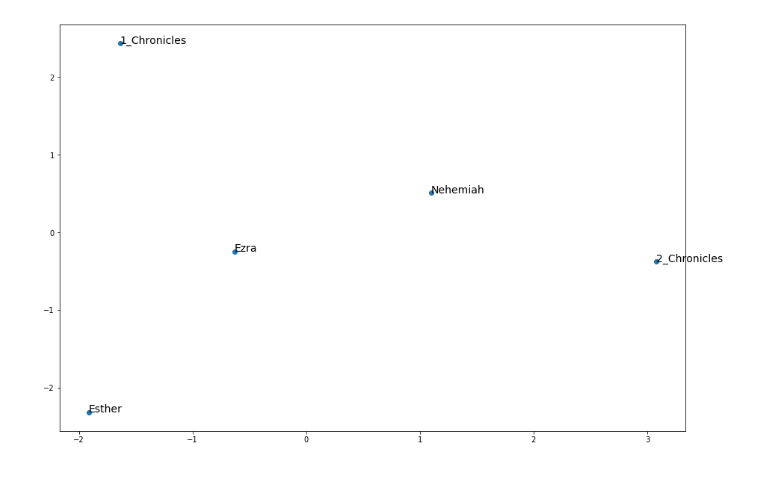
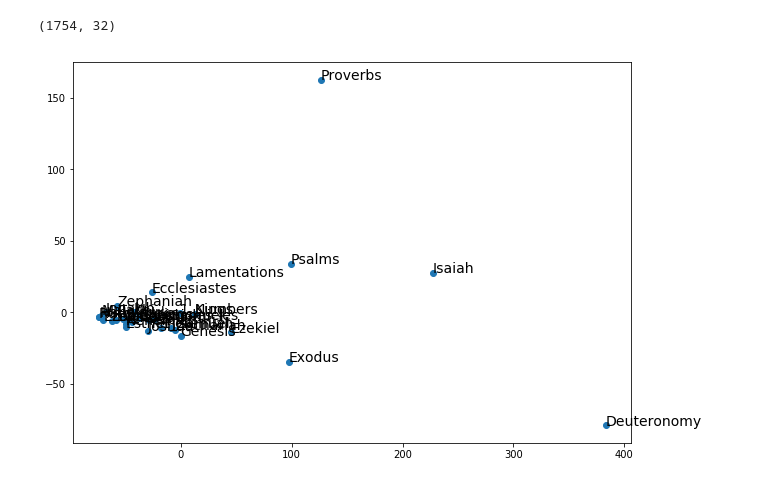
Before and after one commit to ETCBC/Probabilistic_Language_Change, a Jupyter notebook: etienne_NB/Testing Etienne.ipynb, the cells around one changed output. Cells and saved outputs as stored; diff of their text form; code cells hidden in the pictures.

```diff
--- a/etienne_NB/Testing Etienne.ipynb
+++ b/etienne_NB/Testing Etienne.ipynb
@@ -15,2 +8,0 @@ dict_keys(['clause_types', 'phrase_functions', 'phrase_types', 'word_pos'])
-# %%
-test["clause_types"]["D"]["Freq"] =transitionMatrix(test["clause_types"]["D"], False)
@@ -45,0 +9,11 @@ df
+# %%
+features = {'clause_types', 'phrase_functions', 'phrase_types', 'word_pos'}
+domain = {'N', 'Q', 'D'}
+# %%
+data = collections.defaultdict(dict)
+for f in features:
+    for d in domain:
+        transMatrix = transitionMatrix(test[f][d], False)
+        #Here, transformations can be performed
+        transDict = df_dict_Transformation(transMatrix)
+        data[f][d] = pd.DataFrame(transDict).fillna(0)
@@ -46,15 +30,24 @@ df
+# %%
+stack_Data = stackTransitions(data, features, {"D"})
+stack_Data.shape
+# %% [output]
+(1754, 32)
 # %%
-pca = PCA(n_components=3)
-pca_prop = pca.fit_transform(df.T.values) # PCA happens here
+from sklearn.decomposition import PCA
+import matplotlib.pyplot as plt
+
+pca = PCA(n_components=10)
+
+pca_prop = pca.fit_transform(stack_Data.T.values) # PCA happens here
 
 # create a scatter plot of the projection
-plt.figure(1, figsize=(15, 10))
-plt.scatter(pca_prop[:, 1], pca_prop[:, 2])
+plt.figure(1, figsize=(10, 7))
+plt.scatter(pca_prop[:, 0], pca_prop[:, 1])
 
 # annotate
-books = df.columns
+books = stack_Data.columns
 for i, book in enumerate(books):
-    plt.annotate(book, xy=(pca_prop[i, 1], pca_prop[i, 2]), fontsize=14)
+    plt.annotate(book, xy=(pca_prop[i, 0], pca_prop[i, 1]), fontsize=14)
 plt.show()
 # %% [output]
-[figure, old version]
+[figure, new version]
```
Also changed, not shown: parts of 8 cells of this notebook, 2 other files.
